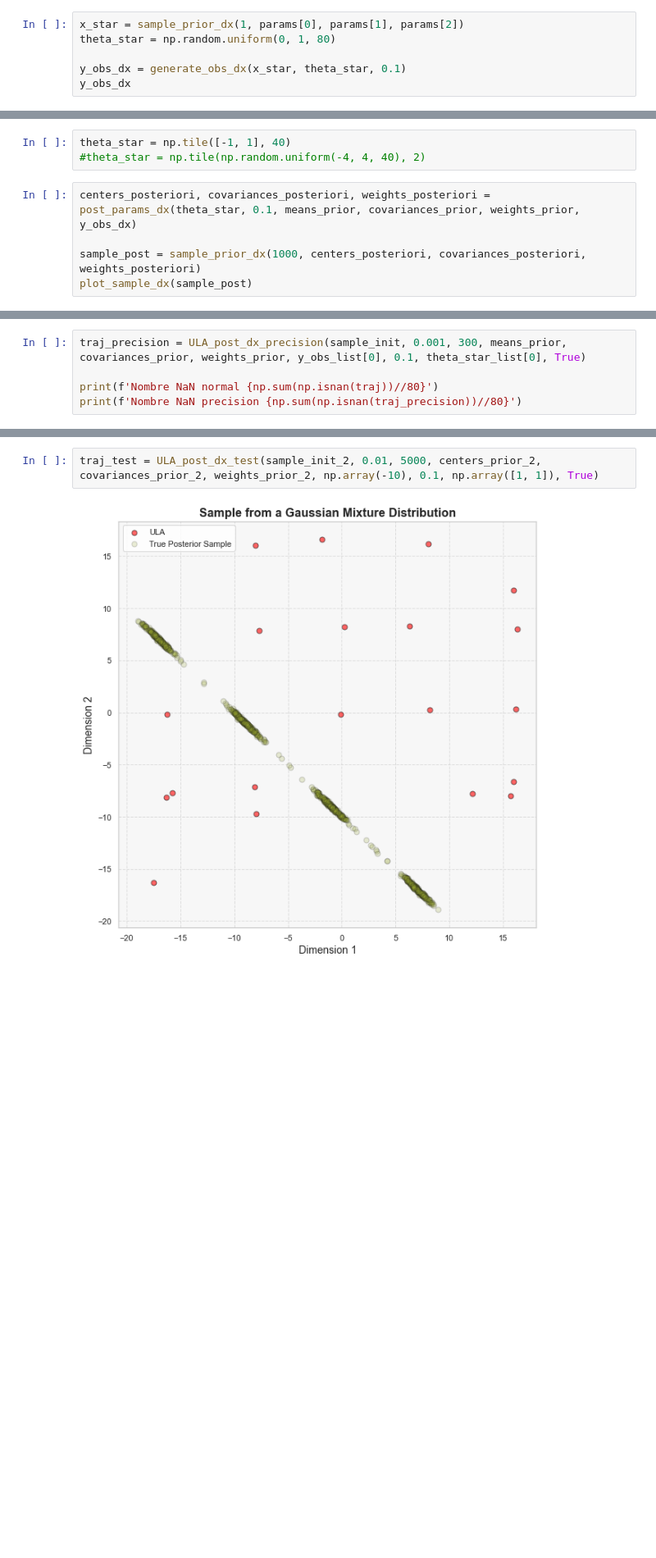
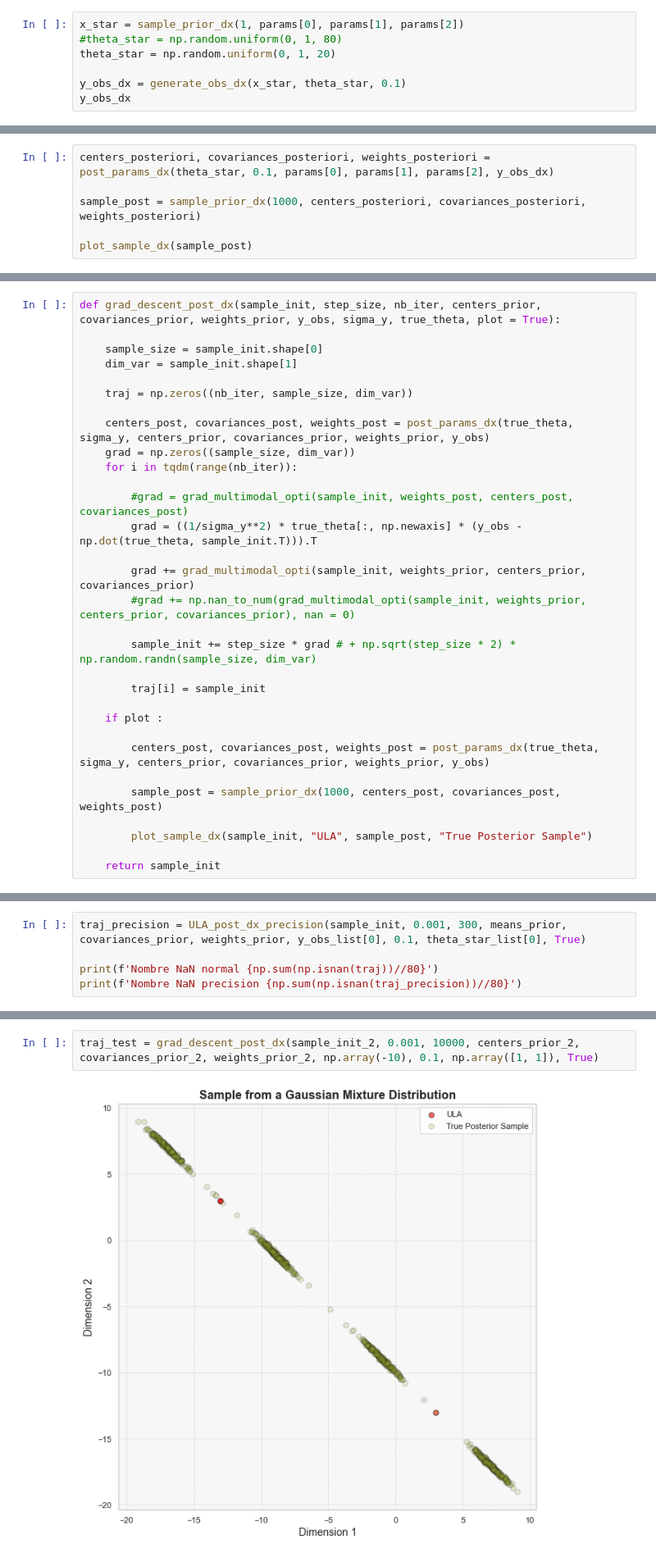
Before and after one commit to PyTomSss/Research_Project-Imperial_College, a Jupyter notebook: Interacting Particles - MMLE/IPLA - MMLE V2.ipynb, the cells around one changed output, grey strips where cells are left out. Shown at 82% size. Cells and saved outputs as stored; diff of their text form; blank space fills up the shorter version.

```diff
--- a/Interacting Particles - MMLE/IPLA - MMLE V2.ipynb
+++ b/Interacting Particles - MMLE/IPLA - MMLE V2.ipynb
@@ -224,7 +260,8 @@ def generate_obs_dx(x_star, theta, sigma_y) :
      return y_obs
 # %%
 x_star = sample_prior_dx(1, params[0], params[1], params[2])
-theta_star = np.random.uniform(0, 1, 80)
+#theta_star = np.random.uniform(0, 1, 80)
+theta_star = np.random.uniform(0, 1, 20)
 
 y_obs_dx = generate_obs_dx(x_star, theta_star, 0.1)
 y_obs_dx
@@ -273,13 +310,11 @@ def post_params_dx(theta, sigma_y, centers_prior, covariances_prior, weights_pri
     weights_posteriori = weights_posteriori / np.sum(weights_posteriori)
 
     return centers_posteriori, covariances_posteriori, weights_posteriori
-# %%
-theta_star = np.tile([-1, 1], 40)
-#theta_star = np.tile(np.random.uniform(-4, 4, 40), 2)
 # %%
-centers_posteriori, covariances_posteriori, weights_posteriori = post_params_dx(theta_star, 0.1, means_prior, covariances_prior, weights_prior, y_obs_dx)
+centers_posteriori, covariances_posteriori, weights_posteriori = post_params_dx(theta_star, 0.1, params[0], params[1], params[2], y_obs_dx)
 
 sample_post = sample_prior_dx(1000, centers_posteriori, covariances_posteriori, weights_posteriori)
+
 plot_sample_dx(sample_post)
 # %% [output]
 No handles with labels found to put in legend.
@@ -286,0 +325,31 @@ No handles with labels found to put in legend.
+# %%
+def grad_descent_post_dx(sample_init, step_size, nb_iter, centers_prior, covariances_prior, weights_prior, y_obs, sigma_y, true_theta, plot = True):
+
+    sample_size = sample_init.shape[0]
+    dim_var = sample_init.shape[1]
+
+    traj = np.zeros((nb_iter, sample_size, dim_var))
+
+    centers_post, covariances_post, weights_post = post_params_dx(true_theta, sigma_y, centers_prior, covariances_prior, weights_prior, y_obs)
+    grad = np.zeros((sample_size, dim_var))
+    for i in tqdm(range(nb_iter)):
+
+        #grad = grad_multimodal_opti(sample_init, weights_post, centers_post, covariances_post)
+        grad = ((1/sigma_y**2) * true_theta[:, np.newaxis] * (y_obs - np.dot(true_theta, sample_init.T))).T
+
+        grad += grad_multimodal_opti(sample_init, weights_prior, centers_prior, covariances_prior)
+        #grad += np.nan_to_num(grad_multimodal_opti(sample_init, weights_prior, centers_prior, covariances_prior), nan = 0)
+
+        sample_init += step_size * grad # + np.sqrt(step_size * 2) * np.random.randn(sample_size, dim_var)
+
+        traj[i] = sample_init
+
+    if plot :
+
+        centers_post, covariances_post, weights_post = post_params_dx(true_theta, sigma_y, centers_prior, covariances_prior, weights_prior, y_obs)
+
+        sample_post = sample_prior_dx(1000, centers_post, covariances_post, weights_post)
+
+        plot_sample_dx(sample_init, "ULA", sample_post, "True Posterior Sample")
+
+    return sample_init
@@ -617,4 +733,4 @@ generate_multimodal(centers_prior_2, covariances_prior_2, weights_prior_2, traj_
 # %%
-traj_test = ULA_post_dx_test(sample_init_2, 0.01, 5000, centers_prior_2, covariances_prior_2, weights_prior_2, np.array(-10), 0.1, np.array([1, 1]), True)
+traj_test = grad_descent_post_dx(sample_init_2, 0.001, 10000, centers_prior_2, covariances_prior_2, weights_prior_2, np.array(-10), 0.1, np.array([1, 1]), True)
 # %% [output]
-[figure, old version]
+[figure, new version]
```
Also changed, not shown: parts of 29 cells of this notebook, 1 other file.
